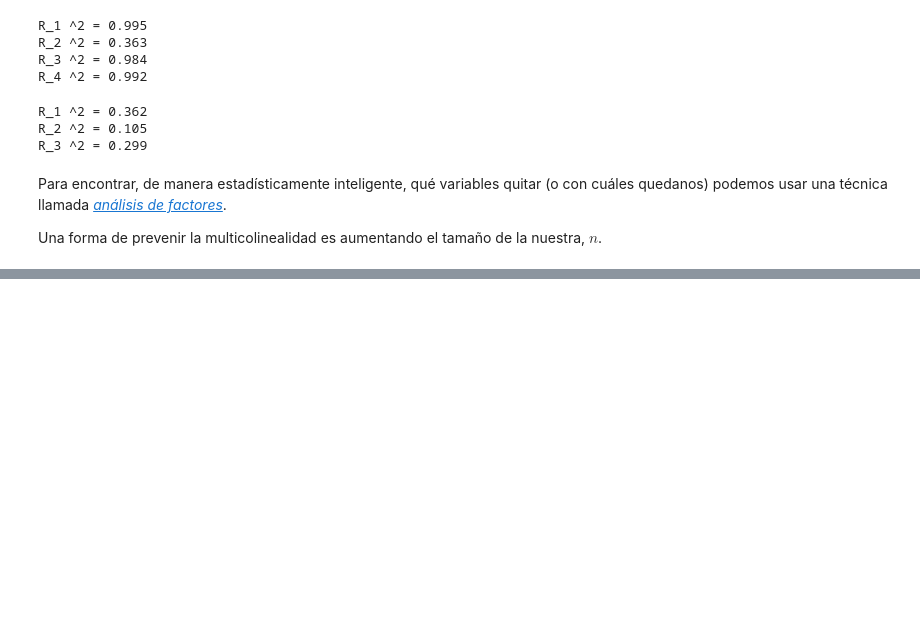
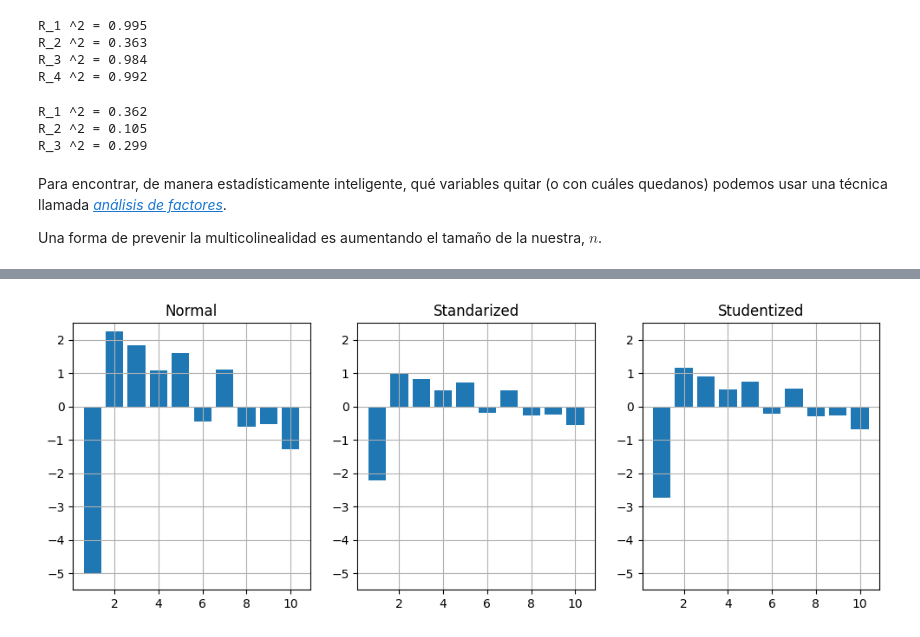
Before and after one commit to ivannpy/estadistica2_2023-2, a Jupyter notebook: MultipleRegression/RegresionMultiple.ipynb, the cells around one changed output, grey strips where cells are left out. Drawn from its saved outputs; the diff is of its cells as text; code cells hidden in the pictures; blank space fills up the shorter version.

```diff
--- a/MultipleRegression/RegresionMultiple.ipynb
+++ b/MultipleRegression/RegresionMultiple.ipynb
@@ -1564,0 +1655,19 @@ Una forma de prevenir la multicolinealidad es aumentando el tamaño de la nuestr
+# %%
+def compute_transformed_residuals(results):
+    residuals = {}
+
+    x = results.model.exog
+    n, k = x.shape
+    k -= 1
+    se = np.sqrt(np.sum(results.resid ** 2) / (n - k - 1 ))
+    h = x @ (np.linalg.inv(x.T @ x)) @ x.T
+    hi = np.diagonal(h)
+
+    residuals["Normal"] = results.resid
+    residuals["Standarized"] = results.resid / se
+    residuals["Studentized"] = results.resid / (se * np.sqrt(1 - hi))
+    # studentized_deleted_residuals =
+
+    return residuals
+# %%
+residuals_out = compute_transformed_residuals(results_out)
@@ -1564,0 +1683,11 @@ Una forma de prevenir la multicolinealidad es aumentando el tamaño de la nuestr
+# %%
+fig, ax = plt.subplots(nrows=1, ncols=3)
+fig.set_size_inches(12, 4)
+
+for i, res in zip(np.arange(3), residuals_out.keys()):
+    ax[i].set_ylim([-5.5, 2.5])
+    ax[i].grid()
+    ax[i].set_title(res)
+    ax[i].bar(np.arange(1, x_out.size + 1), residuals_out[res]);
+# %% [output]
+[figure, added]
```
Also changed, not shown: parts of 32 cells of this notebook.
